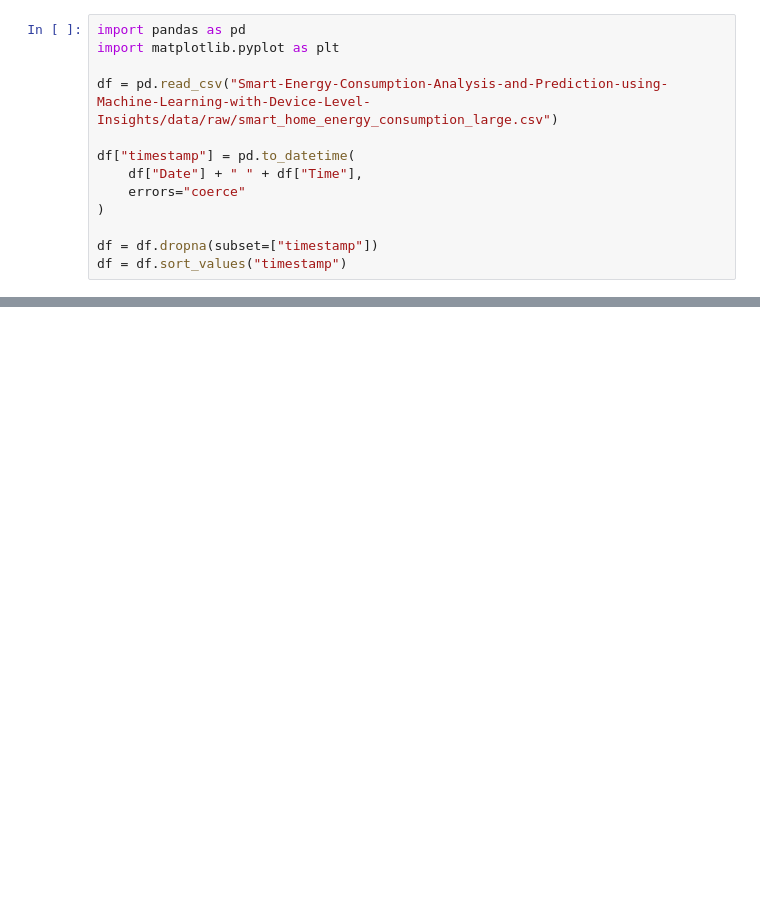
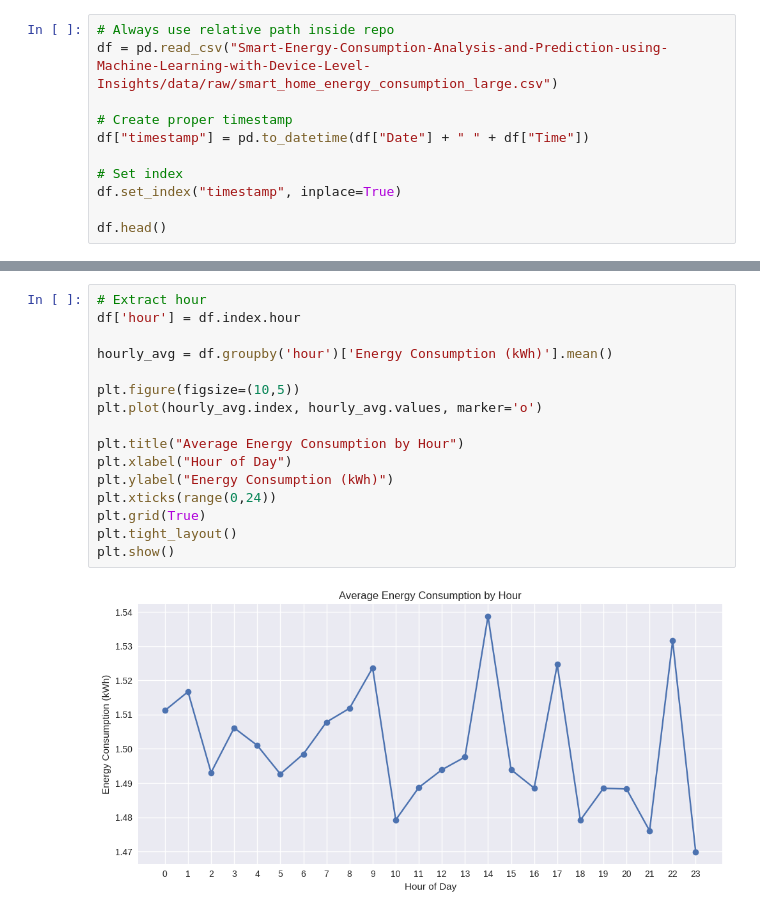
Before and after one commit to JayeshPatil1234/Smart-Energy-Consumption-Analysis-and-Prediction-using-Machine-Learning-with-Device-Level-Insights, a Jupyter notebook: notebooks/dashboard_visualization.ipynb, the cells around one changed output, grey strips where cells are left out. Drawn from its saved outputs; the diff is of its cells as text; blank space fills up the shorter version.

```diff
--- a/notebooks/dashboard_visualization.ipynb
+++ b/notebooks/dashboard_visualization.ipynb
@@ -14,13 +10,11 @@ Model file not found. Train model first.
 # %%
-import pandas as pd
-import matplotlib.pyplot as plt
-
+# Always use relative path inside repo
 df = pd.read_csv("Smart-Energy-Consumption-Analysis-and-Prediction-using-Machine-Learning-with-Device-Level-Insights/data/raw/smart_home_energy_consumption_large.csv")
 
-df["timestamp"] = pd.to_datetime(
-    df["Date"] + " " + df["Time"],
-    errors="coerce"
-)
+# Create proper timestamp
+df["timestamp"] = pd.to_datetime(df["Date"] + " " + df["Time"])
 
-df = df.dropna(subset=["timestamp"])
-df = df.sort_values("timestamp")
+# Set index
+df.set_index("timestamp", inplace=True)
+
+df.head()
@@ -27,3 +29,21 @@ df = df.sort_values("timestamp")
+# %%
+# Extract hour
+df['hour'] = df.index.hour
+
+hourly_avg = df.groupby('hour')['Energy Consumption (kWh)'].mean()
+
+plt.figure(figsize=(10,5))
+plt.plot(hourly_avg.index, hourly_avg.values, marker='o')
+
+plt.title("Average Energy Consumption by Hour")
+plt.xlabel("Hour of Day")
+plt.ylabel("Energy Consumption (kWh)")
+plt.xticks(range(0,24))
+plt.grid(True)
+plt.tight_layout()
+plt.show()
+# %% [output]
+[figure, added]
 # %%
 import matplotlib.pyplot as plt
 
```
Also changed, not shown: parts of 13 cells of this notebook.
